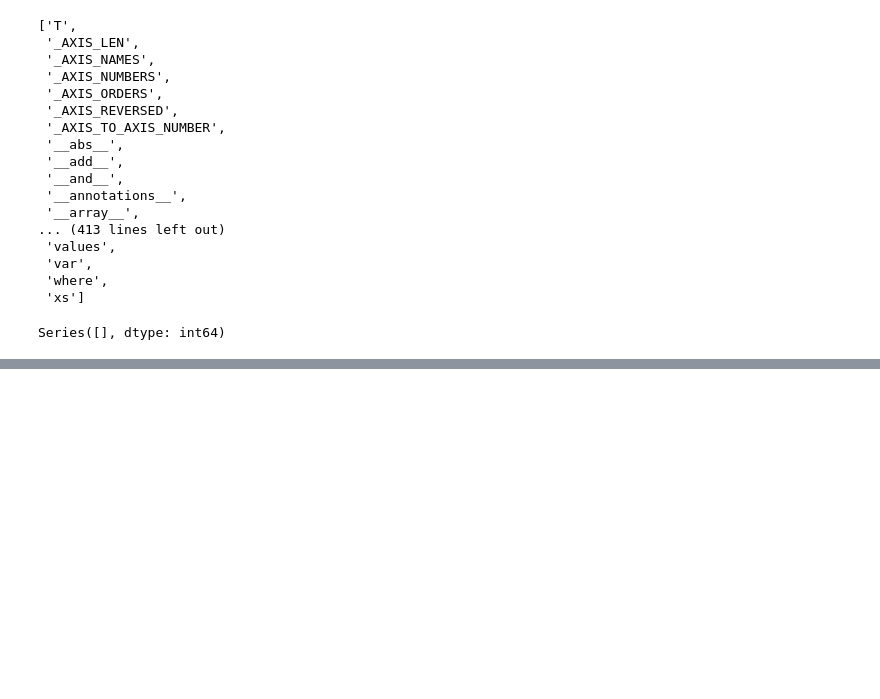
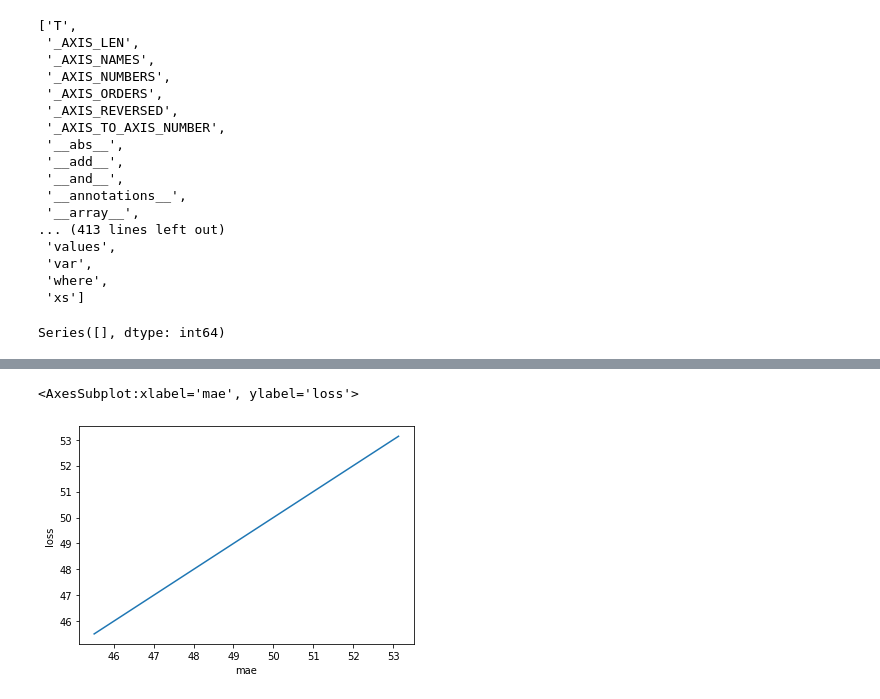
Before and after one commit to jiyoungparkme/dacon_data_analysis, a Jupyter notebook: 반도체 박막 두께 분석/반도체 박막 두께 분석.ipynb, the cells around one changed output, grey strips where cells are left out. Cells and saved outputs as stored; diff of their text form; code cells hidden in the pictures; blank space fills up the shorter version.

```diff
--- a/반도체 박막 두께 분석/반도체 박막 두께 분석.ipynb
+++ b/반도체 박막 두께 분석/반도체 박막 두께 분석.ipynb
@@ -79,0 +183,6 @@ plt.show()
+# %%
+import seaborn as sns
+sns.lineplot(data = history.history,x='mae', y='loss')
+# %% [output]
+<AxesSubplot:xlabel='mae', ylabel='loss'>
+[figure, added]
```
Also changed, not shown: parts of 14 cells of this notebook.
